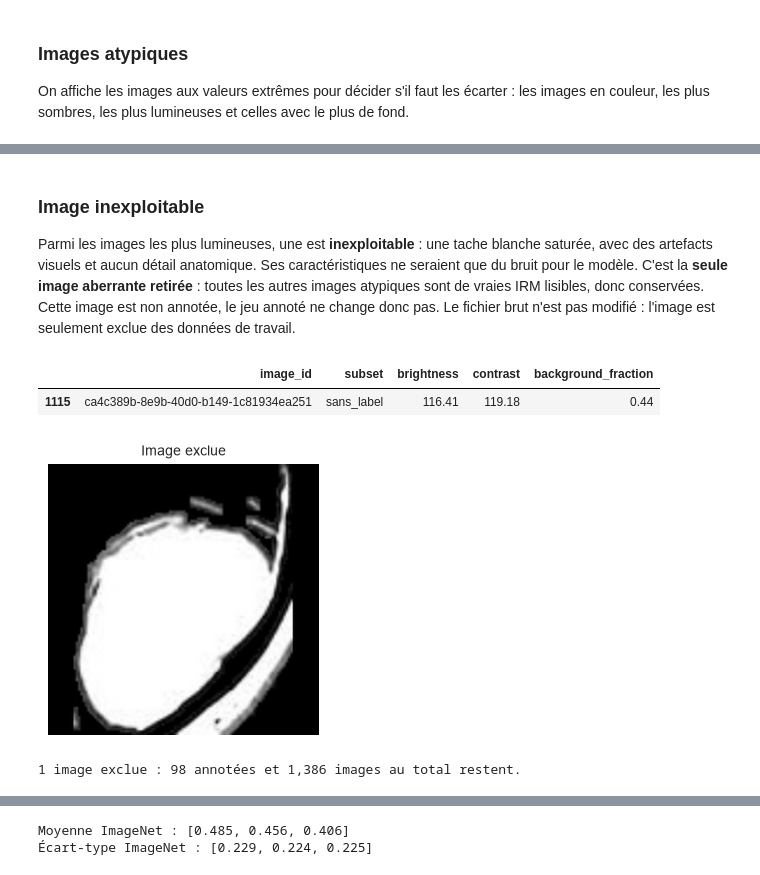
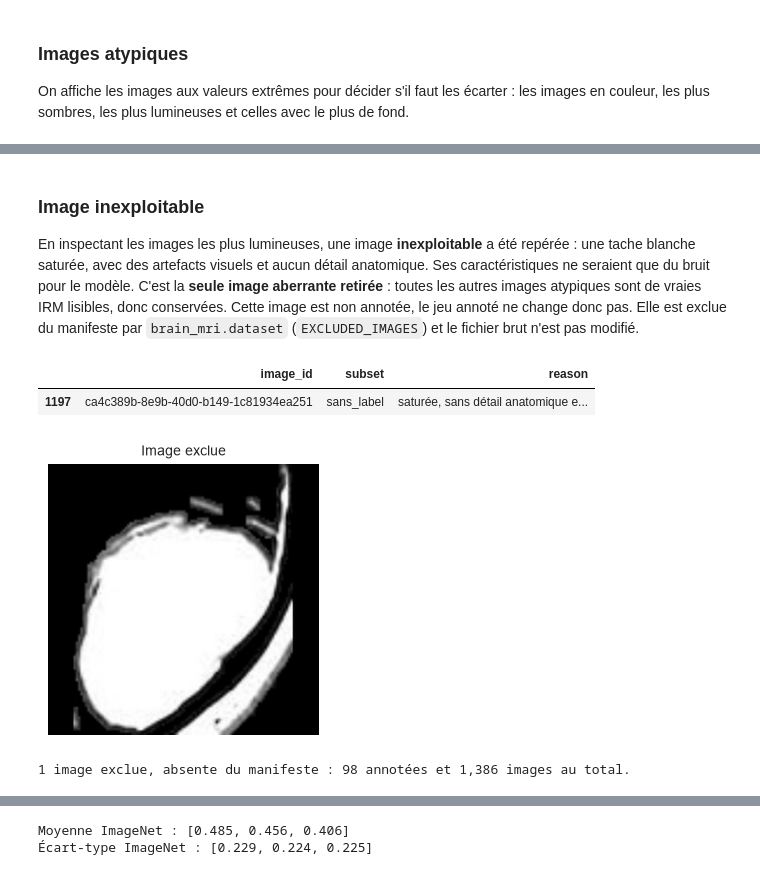
Before and after one commit to lefevrk/OC-Appliquez-des-approches-semi-supervisees, a Jupyter notebook: notebooks/03.0-kl-feature-extraction.ipynb, the cells around one changed output, grey strips where cells are left out. Saved outputs shown, nothing was run; the diff lists cells and outputs as text; code cells hidden in the pictures.

```diff
--- a/notebooks/03.0-kl-feature-extraction.ipynb
+++ b/notebooks/03.0-kl-feature-extraction.ipynb
@@ -211,40 +224,32 @@ Images en couleur annotées : 1
 # %% [markdown]
 ### Image inexploitable
 
-Parmi les images les plus lumineuses, une est **inexploitable** : une tache blanche saturée, avec des artefacts visuels et aucun détail anatomique. Ses caractéristiques ne seraient que du bruit pour le modèle. C'est la **seule image aberrante retirée** : toutes les autres images atypiques sont de vraies IRM lisibles, donc conservées. Cette image est non annotée, le jeu annoté ne change donc pas. Le fichier brut n'est pas modifié : l'image est seulement exclue des données de travail.
+En inspectant les images les plus lumineuses, une image **inexploitable** a été repérée : une tache blanche saturée, avec des artefacts visuels et aucun détail anatomique. Ses caractéristiques ne seraient que du bruit pour le modèle. C'est la **seule image aberrante retirée** : toutes les autres images atypiques sont de vraies IRM lisibles, donc conservées. Cette image est non annotée, le jeu annoté ne change donc pas. Elle est exclue du manifeste par `brain_mri.dataset` (`EXCLUDED_IMAGES`) et le fichier brut n'est pas modifié.
 # %%
-EXCLUDED_IMAGES = {
-    "ca4c389b-8e9b-40d0-b149-1c81934ea251": (
-        "saturée, sans détail anatomique exploitable"
-    ),
-}
-
-excluded = manifest.loc[manifest["image_id"].isin(EXCLUDED_IMAGES)]
-display(
-    excluded[
-        ["image_id", "subset", "brightness", "contrast", "background_fraction"]
-    ].round(2)
+inventory = build_inventory(RAW_DATA_DIR)
+excluded = inventory.loc[inventory["image_id"].isin(EXCLUDED_IMAGES)].assign(
+    reason=lambda frame: frame["image_id"].map(EXCLUDED_IMAGES)
 )
+display(excluded[["image_id", "subset", "reason"]])
+assert not manifest["image_id"].isin(EXCLUDED_IMAGES).any()
 
 figure, axis = plt.subplots(figsize=(3.5, 3.7))
 with Image.open(excluded["filepath"].iloc[0]) as image:
     axis.imshow(image)
 axis.set_title("Image exclue", fontsize=10)
 axis.axis("off")
 plt.show()
 
-manifest = manifest.loc[
-    ~manifest["image_id"].isin(EXCLUDED_IMAGES)
-].reset_index(drop=True)
 print(
-    f"{len(excluded)} image exclue : {manifest['is_labeled'].sum()} annotées "
-    f"et {len(manifest):,} images au total restent."
+    f"{len(excluded)} image exclue, absente du manifeste : "
+    f"{manifest['is_labeled'].sum()} annotées et {len(manifest):,} images "
+    "au total."
 )
 # %% [output]
-|  | image_id | subset | brightness | contrast | background_fraction |
-| 1115 | ca4c389b-8e9b-40d0-b149-1c81934ea251 | sans_label | 116.41 | 119.18 | 0.44 |
+|  | image_id | subset | reason |
+| 1197 | ca4c389b-8e9b-40d0-b149-1c81934ea251 | sans_label | saturée, sans détail anatomique e... |
 [figure]
-1 image exclue : 98 annotées et 1,386 images au total restent.
+1 image exclue, absente du manifeste : 98 annotées et 1,386 images au total.
 # %% [markdown]
 ## 3. Prétraitement
 
```
Also changed, not shown: parts of 12 cells of this notebook, 3 other files.
